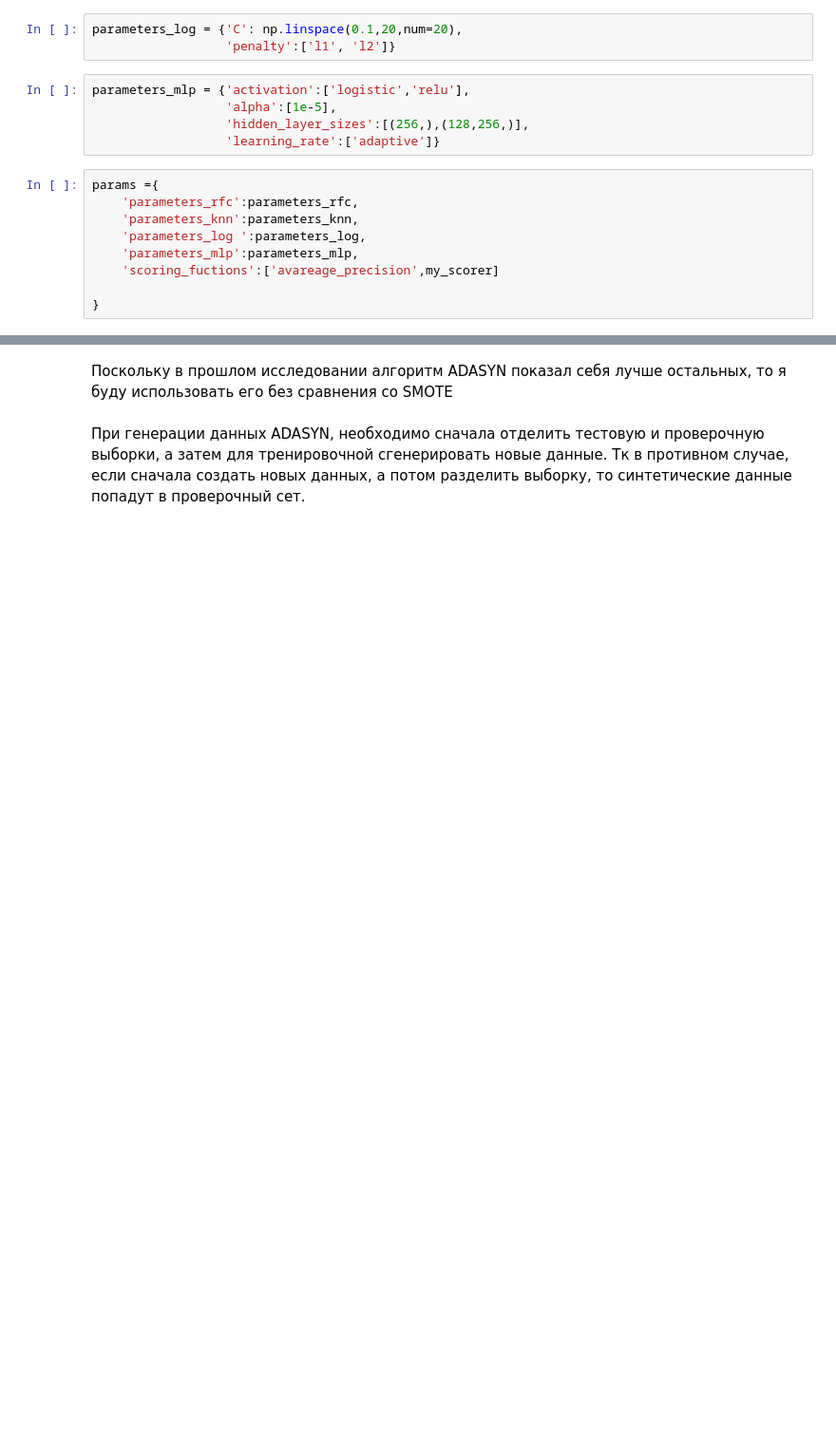
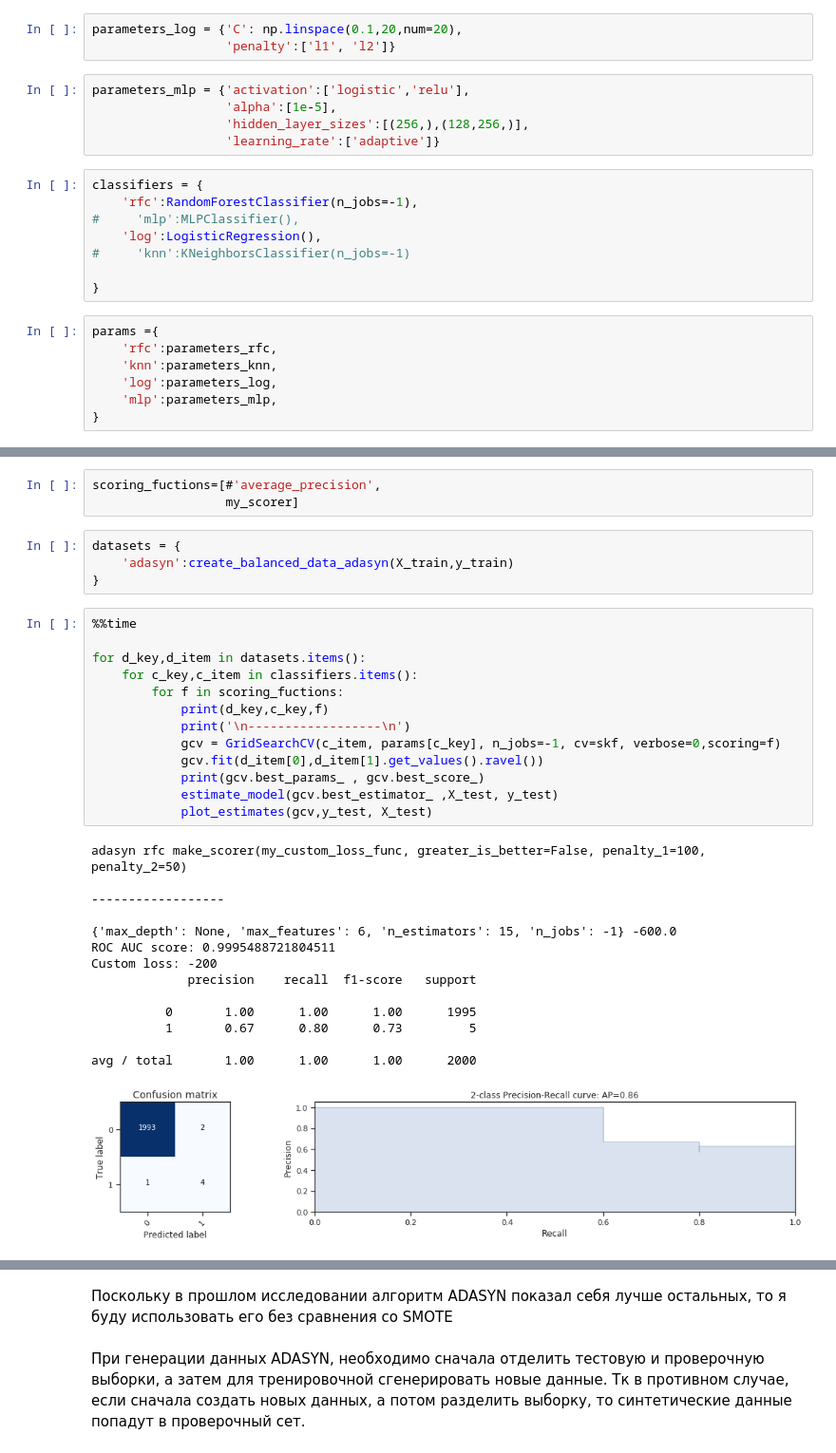
Before and after one commit to Ilyua/bizone_antifraud_task, a Jupyter notebook: credit_cards.ipynb, the cells around one changed output, grey strips where cells are left out. Shown at 95% size. Cells and saved outputs as stored; diff of their text form; blank space fills up the shorter version.

```diff
--- a/credit_cards.ipynb
+++ b/credit_cards.ipynb
@@ -220,12 +193,18 @@ parameters_mlp = {'activation':['logistic','relu'],
                   'alpha':[1e-5],
                   'hidden_layer_sizes':[(256,),(128,256,)],
                   'learning_rate':['adaptive']}
+# %%
+classifiers = {
+    'rfc':RandomForestClassifier(n_jobs=-1),
+#     'mlp':MLPClassifier(),
+    'log':LogisticRegression(),
+#     'knn':KNeighborsClassifier(n_jobs=-1)
+
+}
 # %%
 params ={
-    'parameters_rfc':parameters_rfc,
-    'parameters_knn':parameters_knn,
-    'parameters_log ':parameters_log,
-    'parameters_mlp':parameters_mlp,
-    'scoring_fuctions':['avareage_precision',my_scorer]
-
+    'rfc':parameters_rfc,
+    'knn':parameters_knn,
+    'log':parameters_log,
+    'mlp':parameters_mlp,
 }
@@ -259,0 +211,35 @@ params ={
+# %%
+scoring_fuctions=[#'average_precision',
+                  my_scorer]
+# %%
+datasets = {
+    'adasyn':create_balanced_data_adasyn(X_train,y_train)
+}
+# %%
+%%time
+
+for d_key,d_item in datasets.items():
+    for c_key,c_item in classifiers.items():
+        for f in scoring_fuctions:
+            print(d_key,c_key,f)
+            print('\n------------------\n')
+            gcv = GridSearchCV(c_item, params[c_key], n_jobs=-1, cv=skf, verbose=0,scoring=f)
+            gcv.fit(d_item[0],d_item[1].get_values().ravel())
+            print(gcv.best_params_ , gcv.best_score_)
+            estimate_model(gcv.best_estimator_ ,X_test, y_test)
+            plot_estimates(gcv,y_test, X_test)
+# %% [output]
+adasyn rfc make_scorer(my_custom_loss_func, greater_is_better=False, penalty_1=100, penalty_2=50)
+
+------------------
+
+{'max_depth': None, 'max_features': 6, 'n_estimators': 15, 'n_jobs': -1} -600.0
+ROC AUC score: 0.9995488721804511
+Custom loss: -200
+             precision    recall  f1-score   support
+
+          0       1.00      1.00      1.00      1995
+          1       0.67      0.80      0.73         5
+
+avg / total       1.00      1.00      1.00      2000
+[figure, added]
```
Also changed, not shown: parts of 17 cells of this notebook.
